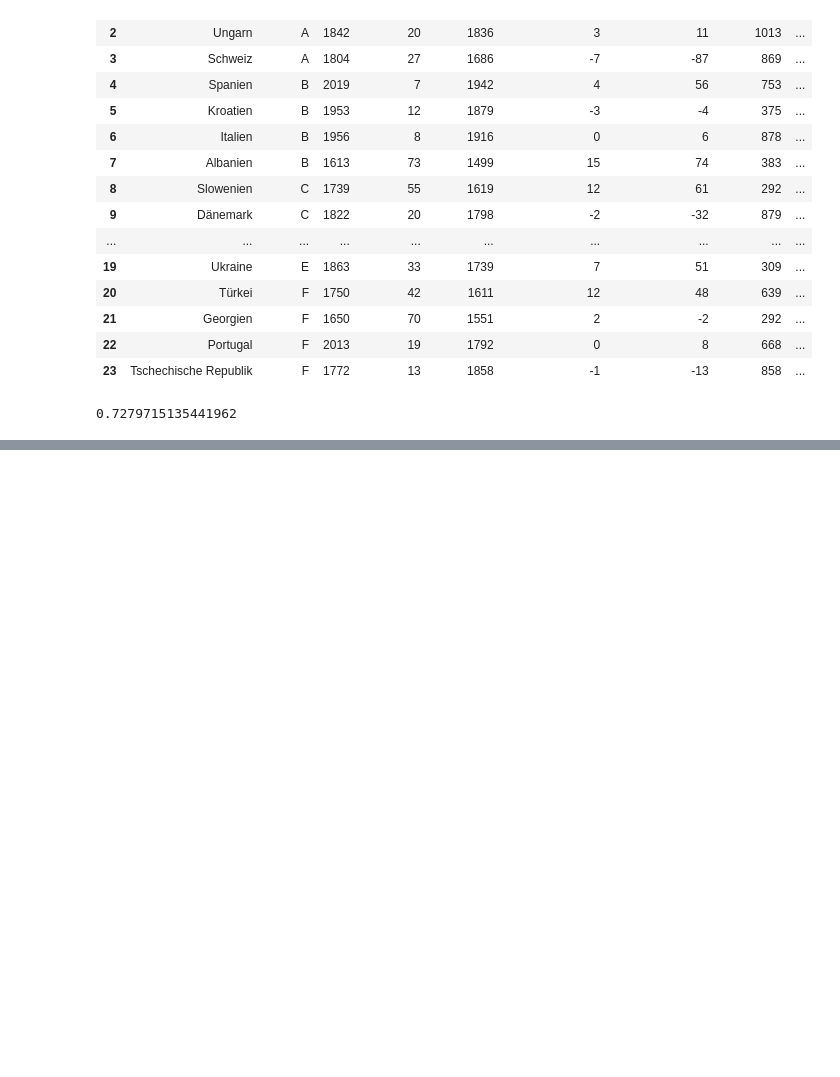
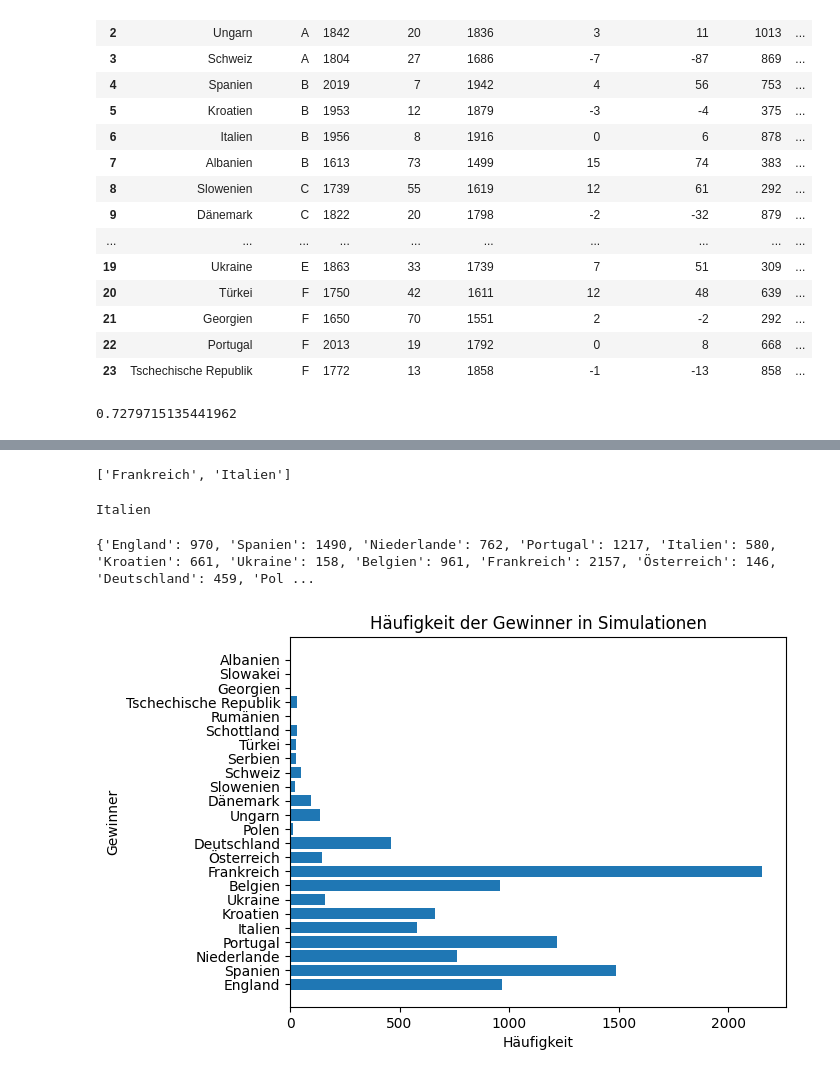
Before and after one commit to Sandra-Senn/propability_soccer_winning, a Jupyter notebook: data_exploration.ipynb, the cells around one changed output, grey strips where cells are left out. Drawn from its saved outputs; the diff is of its cells as text; code cells hidden in the pictures; blank space fills up the shorter version.

```diff
--- a/data_exploration.ipynb
+++ b/data_exploration.ipynb
@@ -297,3 +211,62 @@ sum_list
+# %%
+def half_round(data, quater_finals):
+    half_final_1 = simulate_game(data, quater_finals[0], quater_finals[1])
+    half_final_2 = simulate_game(data, quater_finals[2], quater_finals[3])
+
+    half_finals = [half_final_1, half_final_2]
+
+    return half_finals
+
+test_half = half_round(merge_data, test_quater)
+print(test_half)
+# %% [output]
+['Frankreich', 'Italien']
+# %%
+def final_round(data, half_finals):
+    final = simulate_game(data, half_finals[0], half_finals[1])
+
+    return final
+
+test_final = final_round(merge_data, test_half)
+print(test_final)
+# %% [output]
+Italien
+# %%
+def simulate_tournament(data):
+    octa_finals = octa_round(data)
+    quater_finals = quater_round(data, octa_finals)
+    half_finals = half_round(data, quater_finals)
+    final = final_round(data, half_finals)
+
+    return final
+
+test_tournament = simulate_tournament(merge_data)
+# %%
+def multiple_simulations(data, n):
+    winner_dict = {}
+
+    for i in range(n):
+        winner = simulate_tournament(data)
+
+        if winner not in winner_dict:
+            winner_dict[winner] = 1
+        else:
+            winner_dict[winner] += 1
+
+    return winner_dict
+# %%
+lst = multiple_simulations(merge_data, 10000)
+print(lst)
+# %% [output]
+{'England': 970, 'Spanien': 1490, 'Niederlande': 762, 'Portugal': 1217, 'Italien': 580, 'Kroatien': 661, 'Ukraine': 158, 'Belgien': 961, 'Frankreich': 2157, 'Österreich': 146, 'Deutschland': 459, 'Pol ...
+# %%
+plt.barh(list(lst.keys()), lst.values())  # Horizontaler Balkendiagramm
+plt.xlabel('Häufigkeit')
+plt.ylabel('Gewinner')
+plt.title('Häufigkeit der Gewinner in Simulationen')
+plt.show()
+# %% [output]
+[figure, added]
 # %%
 # def ko_quali_list(group_rangking, groups = ["A", "B", "C", "D", "E", "F"]):
 #     winner = []
```
Also changed, not shown: parts of 7 cells of this notebook.
